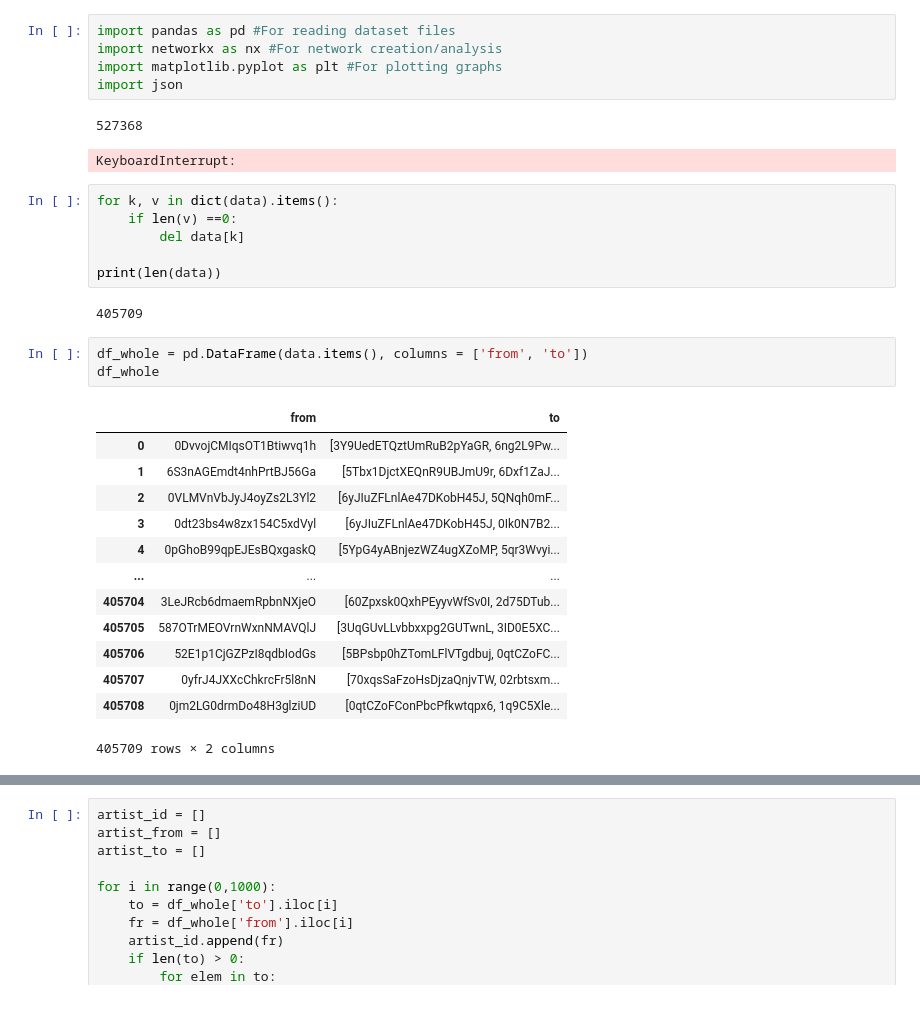
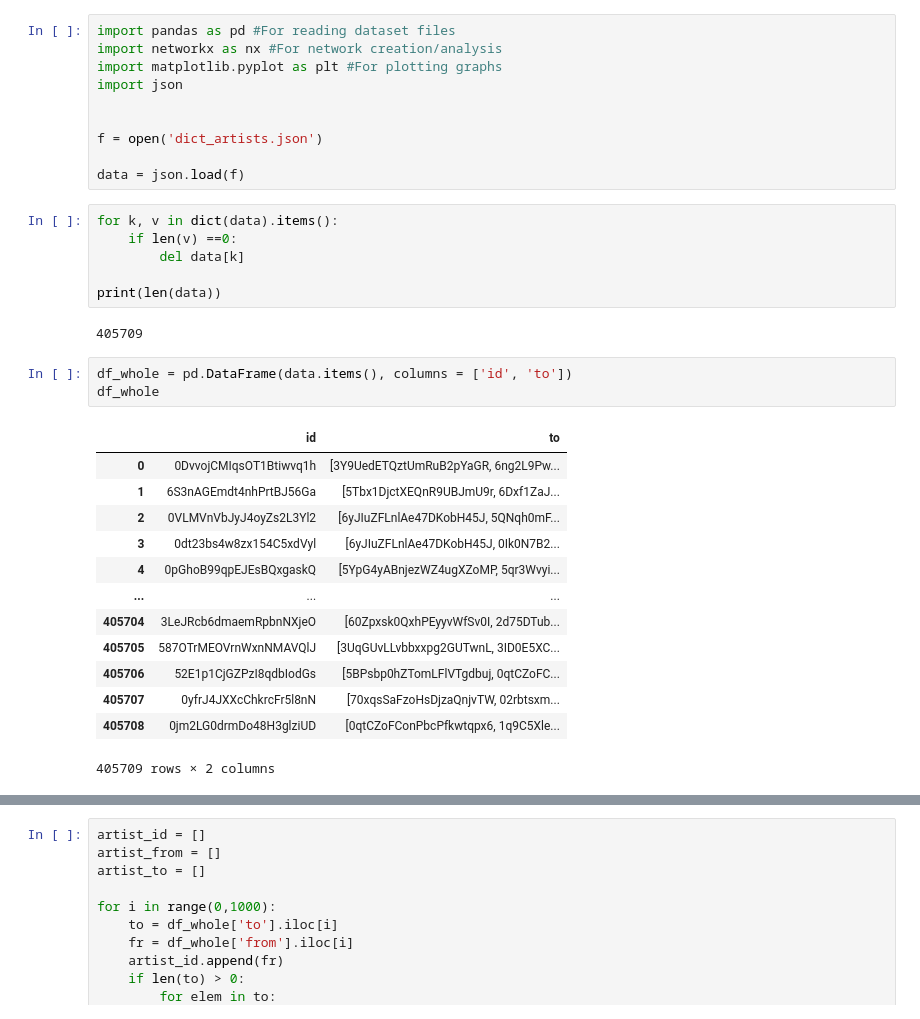
Before and after one commit to LudvigL123/network_science_project, a Jupyter notebook: data extraction/spotify_data_extraction.ipynb, the cells around one changed output, grey strips where cells are left out. Saved outputs shown, nothing was run; the diff lists cells and outputs as text.

```diff
--- a/spotify_data_extraction.ipynb
+++ b/data extraction/spotify_data_extraction.ipynb
@@ -3,9 +3,11 @@ import pandas as pd #For reading dataset files
 import networkx as nx #For network creation/analysis
 import matplotlib.pyplot as plt #For plotting graphs
 import json
+
+
+f = open('dict_artists.json')
+
+data = json.load(f)
-# %% [output]
-527368
-KeyboardInterrupt:
 # %%
 for k, v in dict(data).items():
     if len(v) ==0:
@@ -15,10 +17,10 @@ print(len(data))
 # %% [output]
 405709
 # %%
-df_whole = pd.DataFrame(data.items(), columns = ['from', 'to'])
+df_whole = pd.DataFrame(data.items(), columns = ['id', 'to'])
 df_whole
 # %% [output]
-|  | from | to |
+|  | id | to |
 | 0 | 0DvvojCMIqsOT1Btiwvq1h | [3Y9UedETQztUmRuB2pYaGR, 6ng2L9Pw... |
 | 1 | 6S3nAGEmdt4nhPrtBJ56Ga | [5Tbx1DjctXEQnR9UBJmU9r, 6Dxf1ZaJ... |
 | 2 | 0VLMVnVbJyJ4oyZs2L3Yl2 | [6yJIuZFLnlAe47DKobH45J, 5QNqh0mF... |
```
Also changed, not shown: parts of 13 cells of this notebook, 6 other files.
